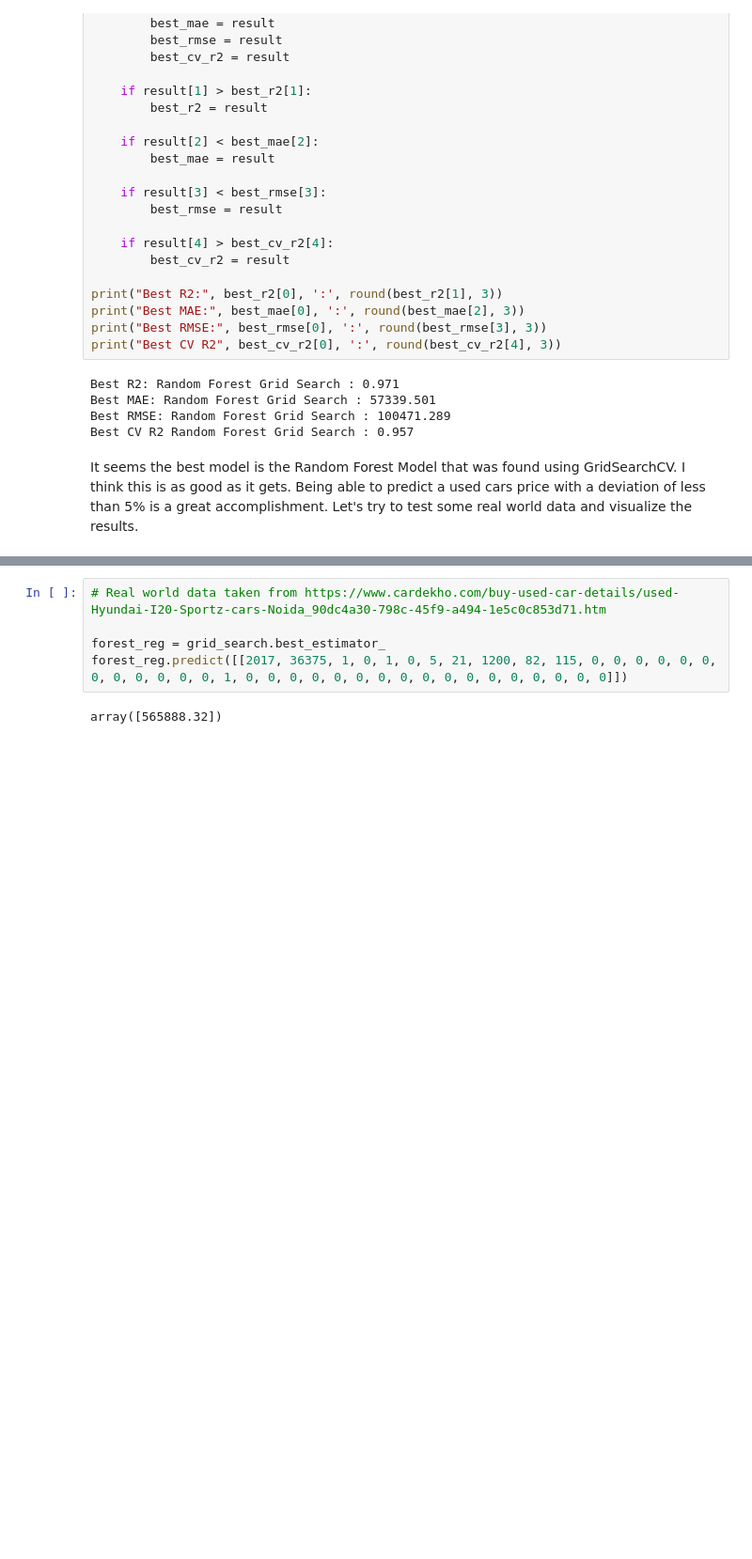
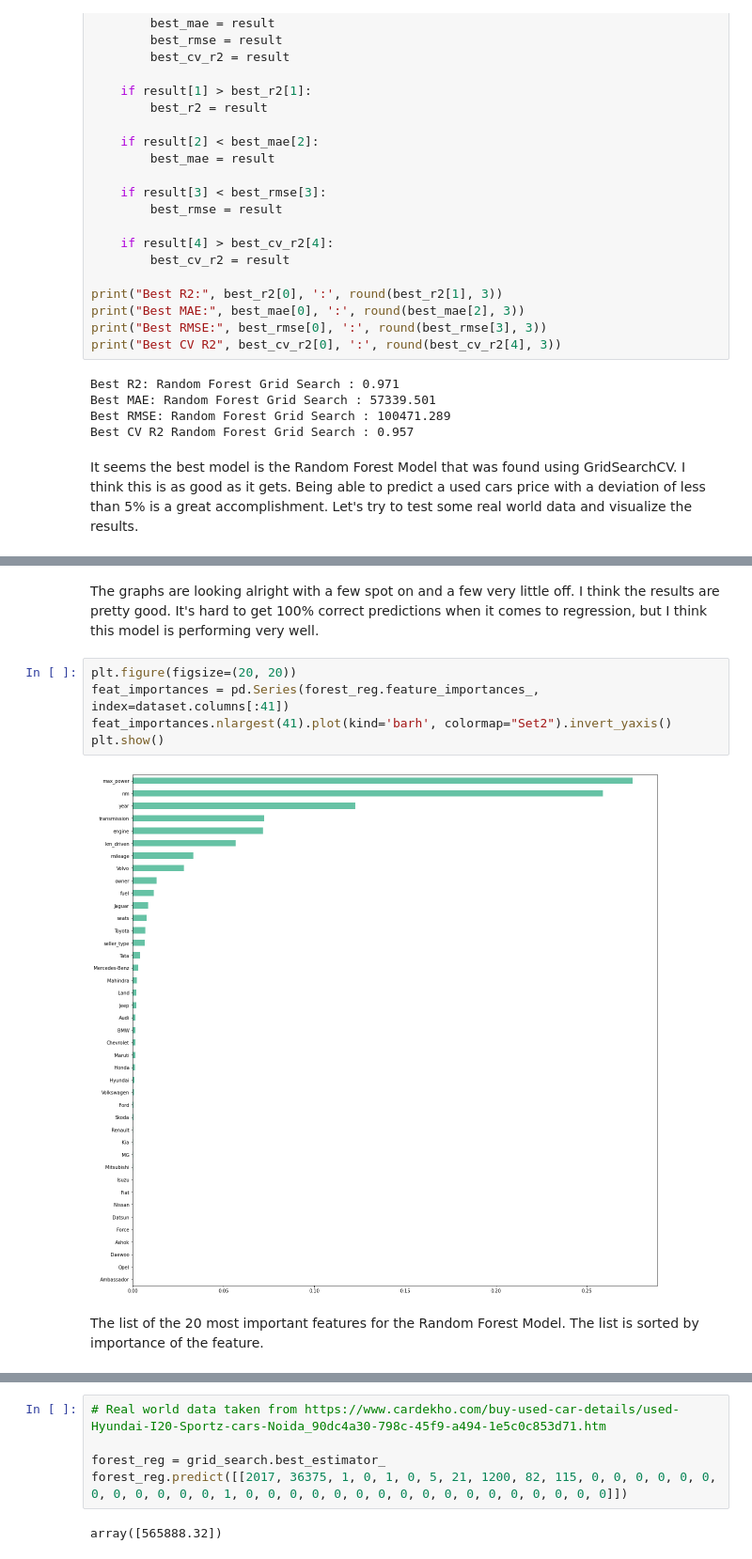
Before and after one commit to mnbuhl/used-car-price, a Jupyter notebook: selling_price/final_validation.ipynb, the cells around one changed output, grey strips where cells are left out. Shown at 94% size. Drawn from its saved outputs; the diff is of its cells as text; blank space fills up the shorter version.

Commit message:
Final model validation

```diff
--- a/selling_price/final_validation.ipynb
+++ b/selling_price/final_validation.ipynb
@@ -335,0 +311,11 @@ It seems the best model is the Random Forest Model that was found using GridSear
+# %% [markdown]
+The graphs are looking alright with a few spot on and a few very little off. I think the results are pretty good. It's hard to get 100% correct predictions when it comes to regression, but I think this model is performing very well.
+# %%
+plt.figure(figsize=(20, 20))
+feat_importances = pd.Series(forest_reg.feature_importances_, index=dataset.columns[:41])
+feat_importances.nlargest(41).plot(kind='barh', colormap="Set2").invert_yaxis()
+plt.show()
+# %% [output]
+[figure, added]
+# %% [markdown]
+The list of the 20 most important features for the Random Forest Model. The list is sorted by importance of the feature.
```
Also changed, not shown: parts of 11 cells of this notebook.
